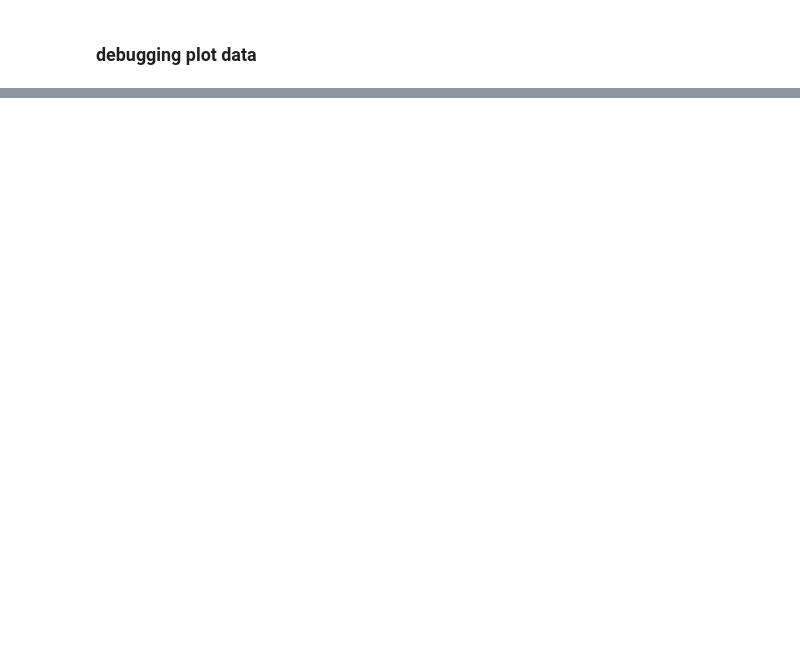
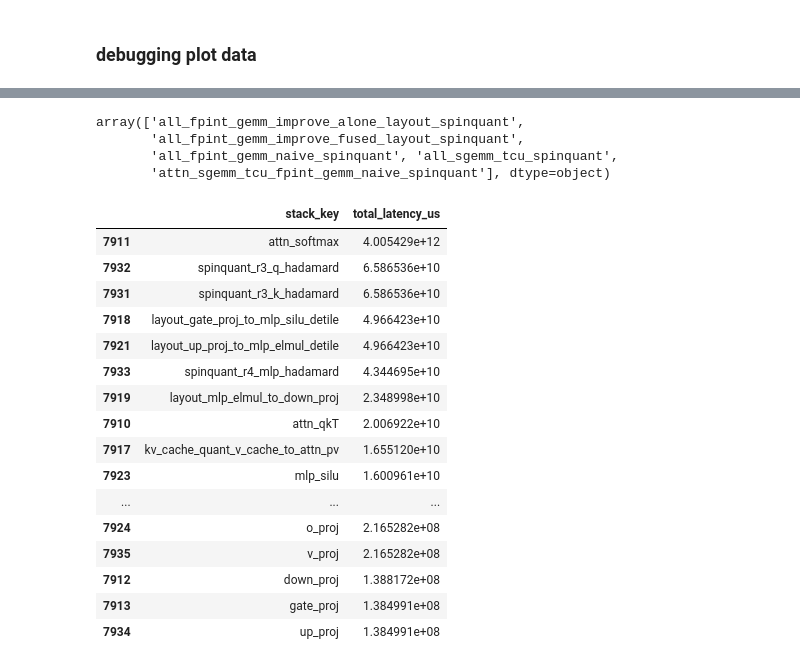
Before and after one commit to jang1664/vortex, a Jupyter notebook: analysis_workspace/latency_on_hw/plot.ipynb, the cells around one changed output, grey strips where cells are left out. Drawn from its saved outputs; the diff is of its cells as text; code cells hidden in the pictures; blank space fills up the shorter version.

```diff
--- a/analysis_workspace/latency_on_hw/plot.ipynb
+++ b/analysis_workspace/latency_on_hw/plot.ipynb
@@ -343,7 +343,7 @@ wrote /home/jaeyongjang/project.local/vortex/analysis_workspace/latency_on_hw/ou
 ### debugging plot data
 # %%
 df_ = main_all_result.stack_data
-df_ = df_[df_["variant"]=="all_fpint_gemm_improve_fused_layout_spinquant"]
-df_ = df_[(df_["stage"]=="prefill") & (df_["batch"] == 8) & (df_["seq_len"] == 16384)]
-print(df_.sort_values(by="total_latency_us"))
+# df_ = df_[df_["variant"]=="all_fpint_gemm_improve_fused_layout_spinquant"]
+df_ = df_[(df_["stage"]=="prefill") & (df_["batch"] == 8) & (df_["seq_len"] == 16384*2)]
+print(df_.sort_values(by="total_latency_us").to_csv("data.csv"))
 # %% [output]
@@ -366,0 +365,7 @@ print(df_.sort_values(by="total_latency_us"))
+# %%
+df_["variant"].unique()
+# %% [output]
+array(['all_fpint_gemm_improve_alone_layout_spinquant',
+       'all_fpint_gemm_improve_fused_layout_spinquant',
+       'all_fpint_gemm_naive_spinquant', 'all_sgemm_tcu_spinquant',
+       'attn_sgemm_tcu_fpint_gemm_naive_spinquant'], dtype=object)
@@ -366,0 +374,20 @@ print(df_.sort_values(by="total_latency_us"))
+# %%
+df_[df_["variant"] == "all_fpint_gemm_improve_fused_layout_spinquant"][["stack_key", "total_latency_us"]].sort_values(by="total_latency_us", ascending=False)
+# %% [output]
+|  | stack_key | total_latency_us |
+| 7911 | attn_softmax | 4.005429e+12 |
+| 7932 | spinquant_r3_q_hadamard | 6.586536e+10 |
+| 7931 | spinquant_r3_k_hadamard | 6.586536e+10 |
+| 7918 | layout_gate_proj_to_mlp_silu_detile | 4.966423e+10 |
+| 7921 | layout_up_proj_to_mlp_elmul_detile | 4.966423e+10 |
+| 7933 | spinquant_r4_mlp_hadamard | 4.344695e+10 |
+| 7919 | layout_mlp_elmul_to_down_proj | 2.348998e+10 |
+| 7910 | attn_qkT | 2.006922e+10 |
+| 7917 | kv_cache_quant_v_cache_to_attn_pv | 1.655120e+10 |
+| 7923 | mlp_silu | 1.600961e+10 |
+| ... | ... | ... |
+| 7924 | o_proj | 2.165282e+08 |
+| 7935 | v_proj | 2.165282e+08 |
+| 7912 | down_proj | 1.388172e+08 |
+| 7913 | gate_proj | 1.384991e+08 |
+| 7934 | up_proj | 1.384991e+08 |
```
Also changed, not shown: parts of 9 cells of this notebook, 1 other file.
